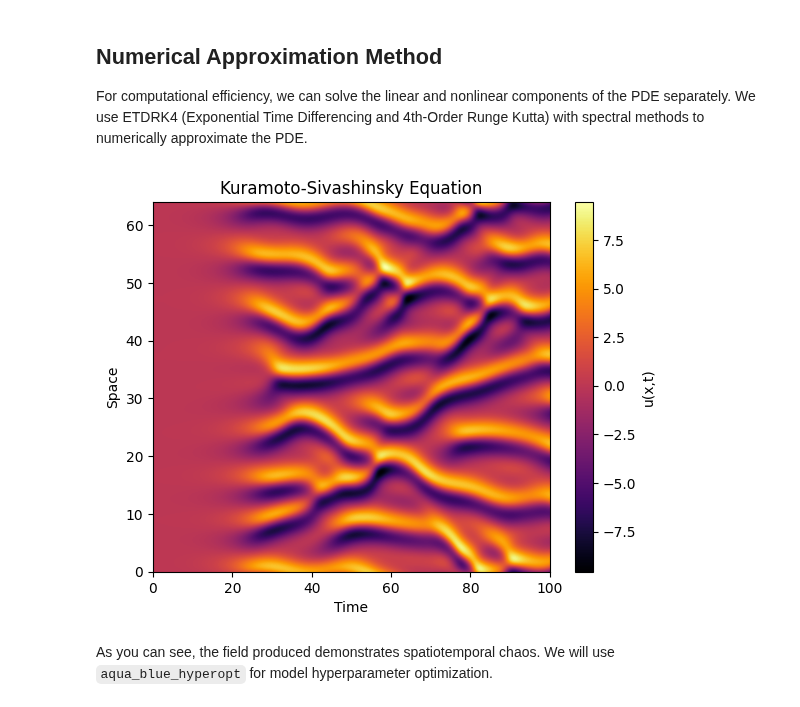
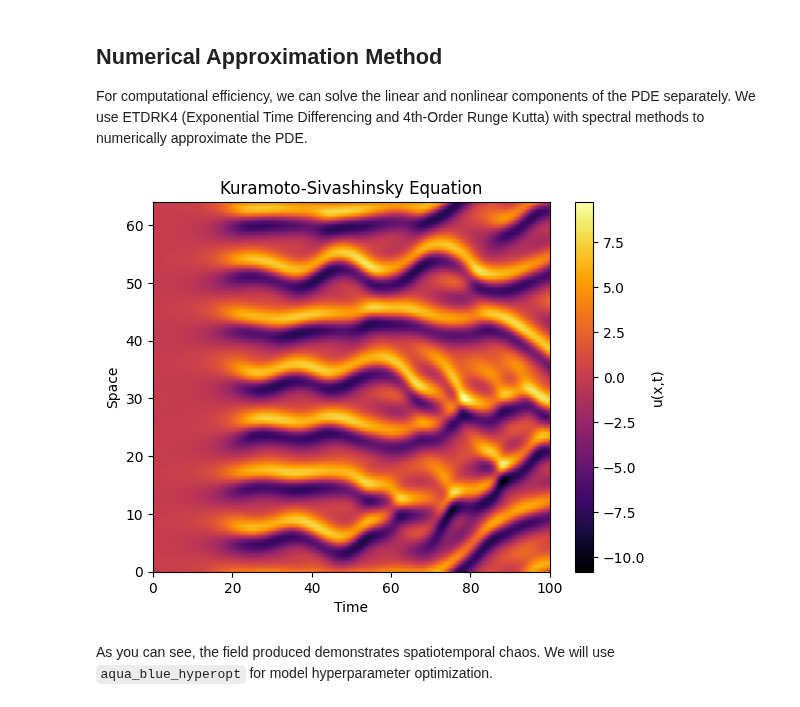
Before and after one commit to lonelyneutrin0/aqua-blue, a Jupyter notebook: examples/pde-prediction.ipynb, the cells around one changed output. Cells and saved outputs as stored; diff of their text form; code cells hidden in the pictures.

```diff
--- a/examples/pde-prediction.ipynb
+++ b/examples/pde-prediction.ipynb
@@ -85,28 +86,28 @@ def kuramoto_sivashinsky(space_: SpaceParameters, time_: TimeParameters) -> np.t
 # %%
 # Space Params
 L = 64
-N = 1000
+N = 100
 
 # Time Params
-DT = 0.01
+DT = 0.05
 T_MAX = 100
 
 x = np.arange(0, L, L/N)
 t = np.arange(0, T_MAX, DT)
 
 X,Y = np.meshgrid(x, t)
 
 snapshots = kuramoto_sivashinsky(SpaceParameters(L=L, N=N), TimeParameters(dt=DT, tmax=T_MAX))
 
 # Plot the results
 plt.imshow(snapshots.T, aspect='auto', extent=[0, T_MAX, 0, L], cmap='inferno', origin='lower')
 plt.xlabel('Time')
 plt.ylabel('Space')
 plt.title('Kuramoto-Sivashinsky Equation')
 plt.colorbar(label='u(x,t)')
 plt.show()
 # %% [output]
-[figure, old version]
+[figure, new version]
 # %% [markdown]
 As you can see, the field produced demonstrates spatiotemporal chaos. We will use `aqua_blue_hyperopt` for model hyperparameter optimization.
 # %%
```
Also changed, not shown: parts of 4 cells of this notebook.
